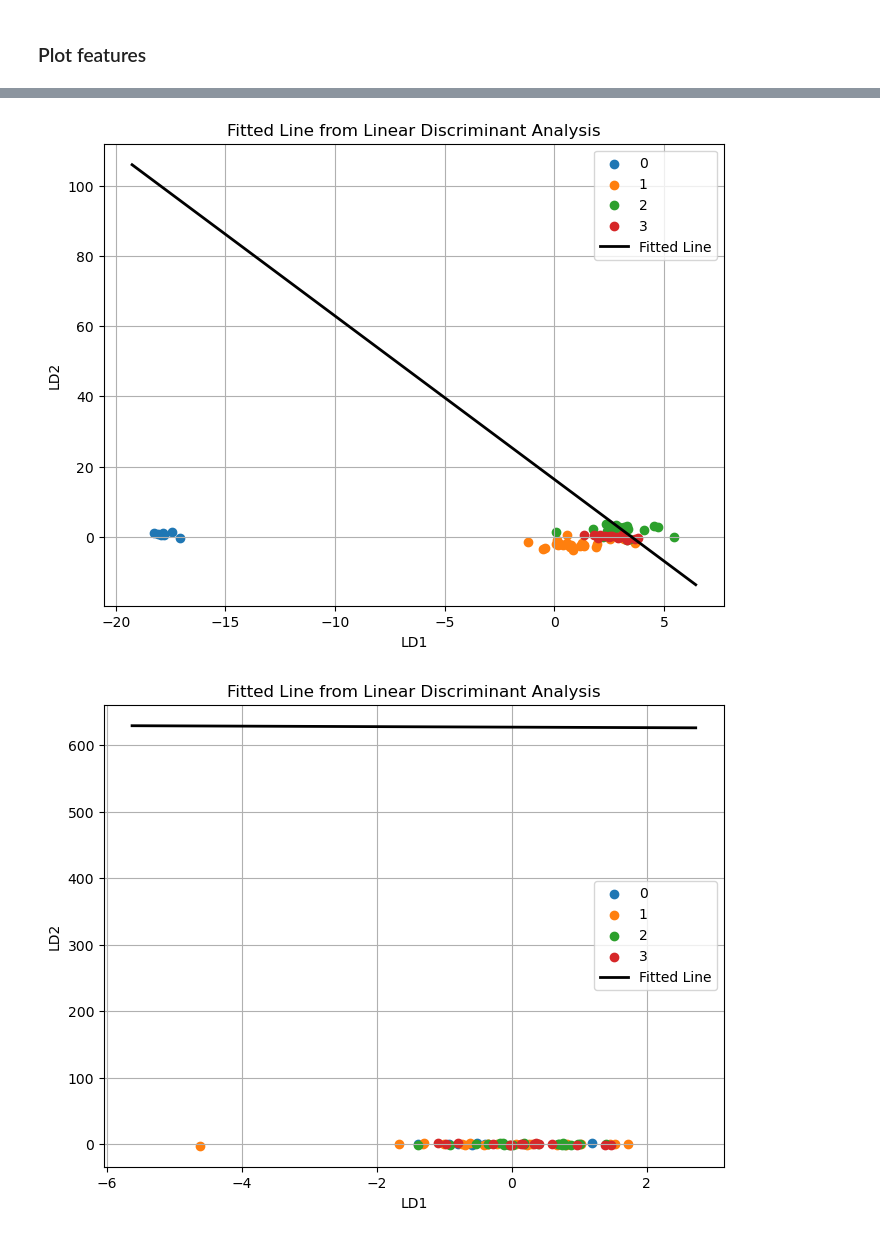
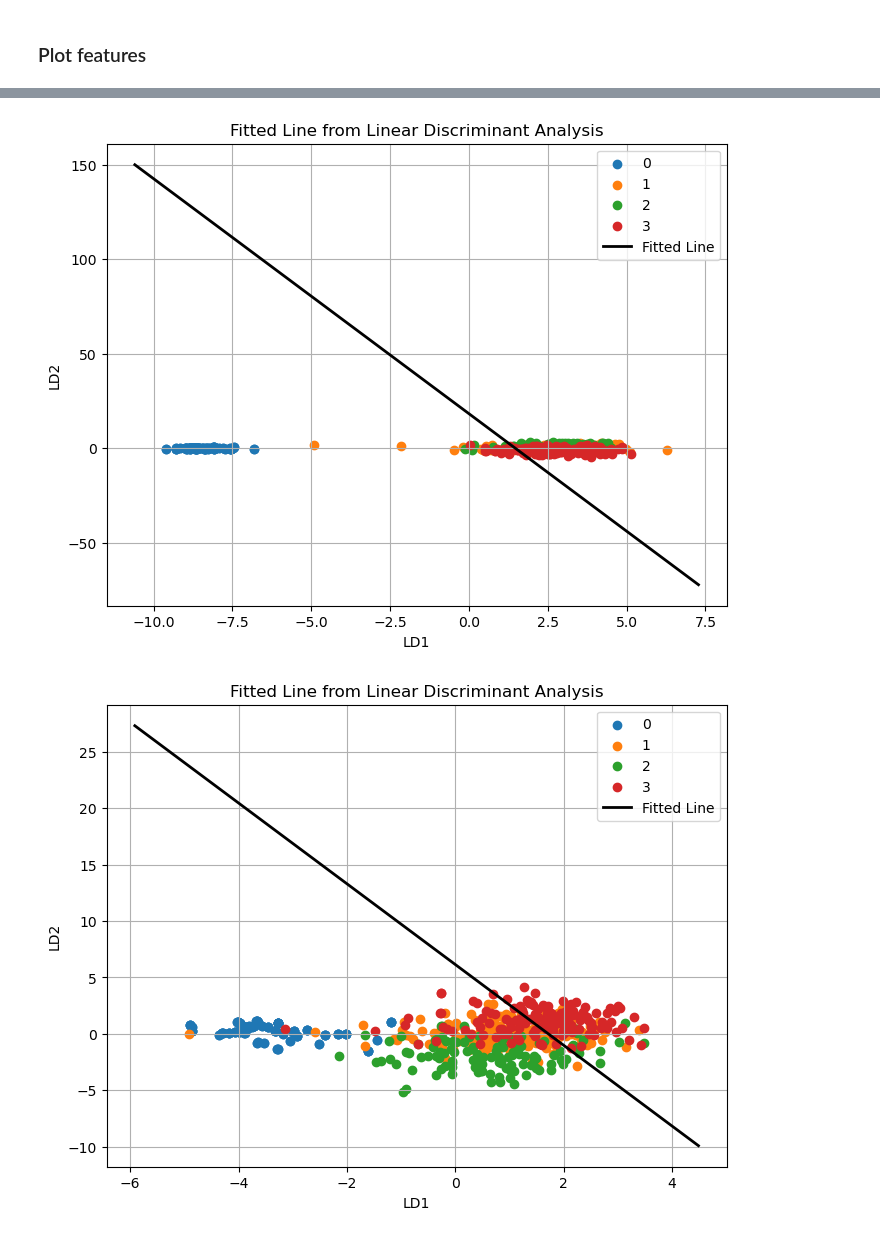
Before and after one commit to zacharyzimm/mids-281-final-project, a Jupyter notebook: LDA.ipynb, the cells around one changed output, grey strips where cells are left out. Cells and saved outputs as stored; diff of their text form; code cells hidden in the pictures.

```diff
--- a/LDA.ipynb
+++ b/LDA.ipynb
@@ -64,6 +78,6 @@ class_mappings = {
 ### Feature Extraction
 # %%
 #train_path = "/content/drive/MyDrive/W281/Final Project/Data_Resized/train"
-
+train_path = 'Data_Cropped_and_Resized/train'
 train_imgs, train_sobel_edges, train_labels = extract_features(train_path, detect_edges_sobel, class_mappings)
 _, train_hounsfield_edges, _ = extract_features(train_path, apply_hounsfield_units, class_mappings)
@@ -139,5 +137,8 @@ def get_tsne(X_list, n_components=2):
 
 labels = ['sobel edges', 'houndsfield edges']
 
+training_features = [[img.flatten() for img in train_sobel_edges],
+            [img.flatten() for img in train_hounsfield_edges]]
+
 x = plot_PCA(training_features, labels, n_components=50)
 # %% [output]
@@ -145,32 +146,25 @@ x = plot_PCA(training_features, labels, n_components=50)
 # %%
 
-X_sobel_pca, X_hounsfield_pca = get_PCA(input_features, n_components=48)[-1]
-
-X_sobel_tsne, X_hounsfield_tsne = get_tsne(input_features, n_components=3)
+X_sobel_pca, X_hounsfield_pca = get_PCA(training_features, n_components=48)[-1]
 # %%
 import numpy as np
-
 import sklearn
-
 import matplotlib.pyplot as plt
 from sklearn.discriminant_analysis import LinearDiscriminantAnalysis
 
 lda = LinearDiscriminantAnalysis()
-lda.fit(X_sobel_pca, valid_labels)
+lda.fit(X_sobel_pca, train_labels)
 
 X_lda = lda.transform(X_sobel_pca)
 
-# Step 2: Find the coefficients of the fitted line in the LDA subspace
 coef_lda = lda.coef_[0]
 intercept_lda = lda.intercept_[0]
 
 plt.figure(figsize=(8, 6))
 
-# Plot data points colored by their class labels
-for label in np.unique(valid_labels):
-    plt.scatter(X_lda[valid_labels == label, 0], X_lda[valid_labels == label, 1], label=label)
+for label in np.unique(train_labels):
+    plt.scatter(X_lda[train_labels == label, 0], X_lda[train_labels == label, 1], label=label)
 
-# Calculate the endpoints of the fitted line in the LDA subspace
 x_min, x_max = X_lda[:, 0].min() - 1, X_lda[:, 0].max() + 1
 y_min, y_max = X_lda[:, 1].min() - 1, X_lda[:, 1].max() + 1
 line_x = np.array([x_min, x_max])
@@ -185,43 +179,34 @@ plt.legend()
 plt.grid(True)
 plt.show()
 # %% [output]
-[figure, old version]
+[figure, new version]
 # %%
-import numpy as np
-
-import sklearn
-
-import matplotlib.pyplot as plt
-from sklearn.discriminant_analysis import LinearDiscriminantAnalysis
 
 lda = LinearDiscriminantAnalysis()
-lda.fit(X_sobel_tsne, valid_labels)
+lda.fit(X_hounsfield_pca, train_labels)
 
-X_lda = lda.transform(X_sobel_tsne)
+X_lda = lda.transform(X_hounsfield_pca)
 
-# Step 2: Find the coefficients of the fitted line in the LDA subspace
 coef_lda = lda.coef_[0]
 intercept_lda = lda.intercept_[0]
 
 plt.figure(figsize=(8, 6))
 
-# Plot data points colored by their class labels
-for label in np.unique(valid_labels):
-    plt.scatter(X_lda[valid_labels == label, 0], X_lda[valid_labels == label, 1], label=label)
+for label in np.unique(train_labels):
+    plt.scatter(X_lda[train_labels == label, 0], X_lda[train_labels == label, 1], label=label)
 
-# Calculate the endpoints of the fitted line in the LDA subspace
 x_min, x_max = X_lda[:, 0].min() - 1, X_lda[:, 0].max() + 1
 y_min, y_max = X_lda[:, 1].min() - 1, X_lda[:, 1].max() + 1
 line_x = np.array([x_min, x_max])
 line_y = -(line_x * coef_lda[0] + intercept_lda) / coef_lda[1]
 
 plt.plot(line_x, line_y, c='black', linewidth=2, label='Fitted Line')
 
 plt.xlabel('LD1')
 plt.ylabel('LD2')
 plt.title('Fitted Line from Linear Discriminant Analysis')
 plt.legend()
 plt.grid(True)
 plt.show()
 # %% [output]
-[figure, old version]
+[figure, new version]
```
Also changed, not shown: parts of 10 cells of this notebook.
